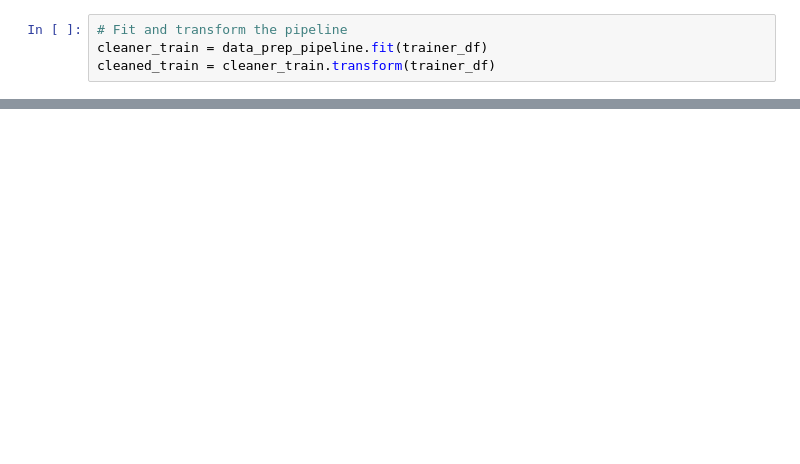
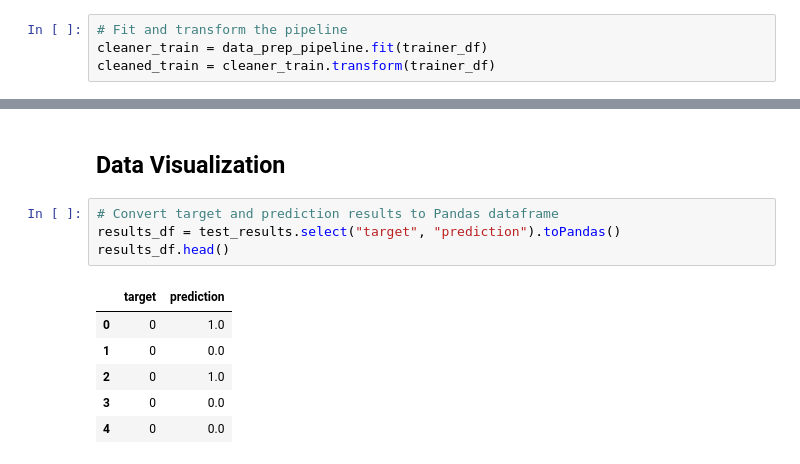
Before and after one commit to trt38/Final_Project, a Jupyter notebook: Final_Project.ipynb, the cells around one changed output, grey strips where cells are left out. Cells and saved outputs as stored; diff of their text form; blank space fills up the shorter version.

```diff
--- a/Final_Project.ipynb
+++ b/Final_Project.ipynb
@@ -183,0 +163,13 @@ Accuracy of model at predicting disaster tweets was: 0.769555
+# %% [markdown]
+## **Data Visualization**
+# %%
+# Convert target and prediction results to Pandas dataframe
+results_df = test_results.select("target", "prediction").toPandas()
+results_df.head()
+# %% [output]
+|  | target | prediction |
+| 0 | 0 | 1.0 |
+| 1 | 0 | 0.0 |
+| 2 | 0 | 1.0 |
+| 3 | 0 | 0.0 |
+| 4 | 0 | 0.0 |
```
Also changed, not shown: parts of 32 cells of this notebook, 1 other file.
